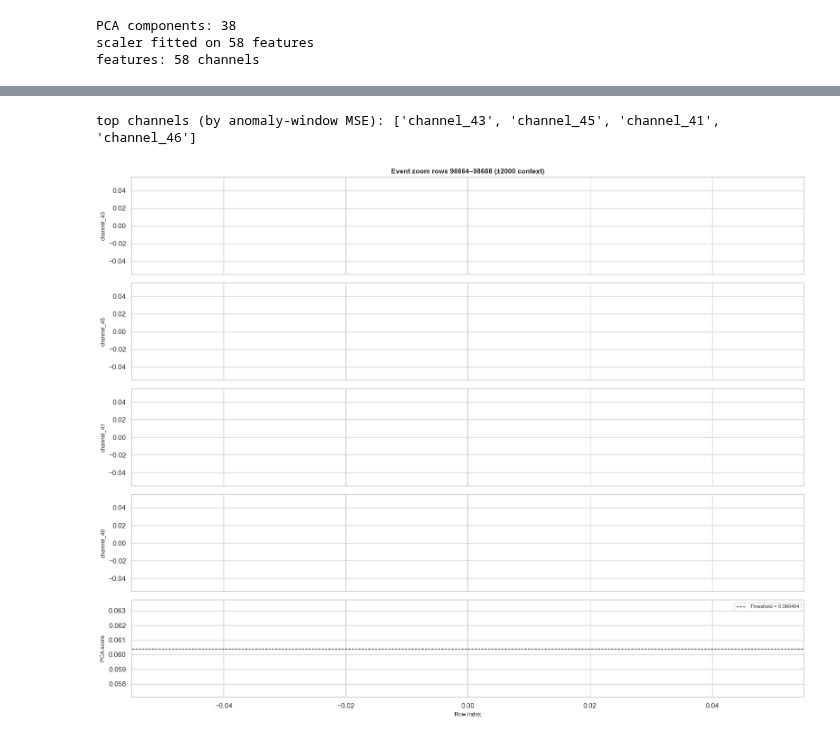
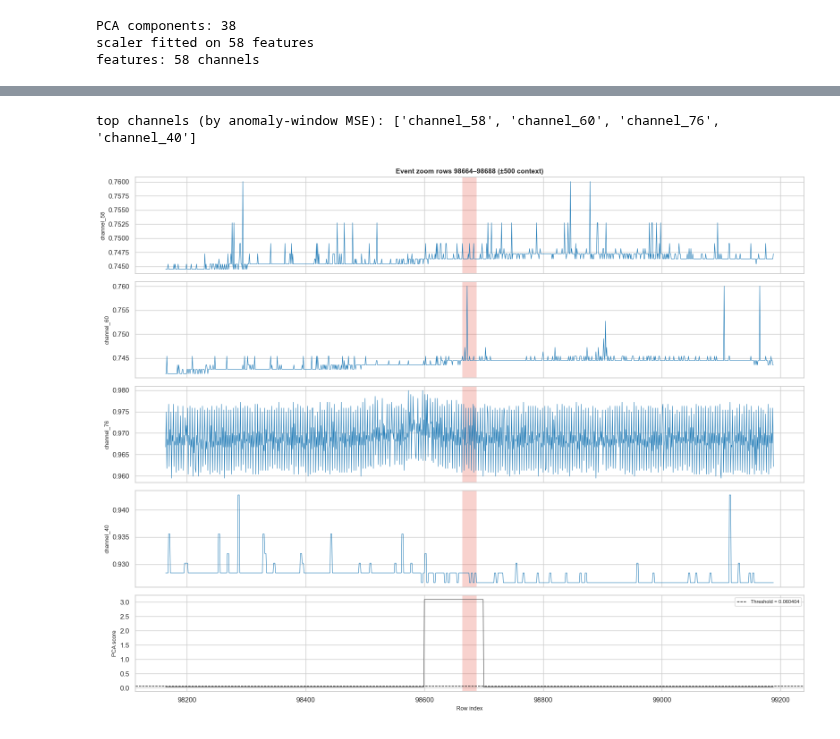
Before and after one commit to alexfederolf/sentinel, a Jupyter notebook: notebooks/15_predictor.ipynb, the cells around one changed output, grey strips where cells are left out. Drawn from its saved outputs; the diff is of its cells as text; code cells hidden in the pictures.

```diff
--- a/notebooks/15_predictor.ipynb
+++ b/notebooks/15_predictor.ipynb
@@ -101,7 +73,7 @@ The function is deliberately pure: no file I/O, no plotting, no globals.
 # %%
 def predict_slice(df_raw: pd.DataFrame, threshold: float = PCA_THRESHOLD) -> dict:
     """
-    Run the PCA anomaly detector on a slice of raw sensor data.
+    Run the PCA anomaly detector on a slice (or the whole test set).
 
     Parameters
     ----------
@@ -140,5 +117,14 @@ def predict_slice(df_raw: pd.DataFrame, threshold: float = PCA_THRESHOLD) -> dic
 # %%
-out = predict_slice(df_slice)
+X_raw_all = np.load(PROCESSED_DIR / "test_intern_raw.npy")
+y_all     = np.load(PROCESSED_DIR / "y_test_intern.npy")
+print("X_raw:", X_raw_all.shape, "anomalies:", int(y_all.sum()))
+
+df_test = pd.DataFrame(X_raw_all, columns=features)
+df_test["is_anomaly"] = y_all.astype(np.int8)
+
+t0 = time.time()
+out = predict_slice(df_test, threshold=PCA_THRESHOLD)
+print(f"predict_slice: {time.time() - t0:.2f}s")
 
 expected_keys = {
     "labels", "row_scores", "window_scores",
@@ -146,17 +132,14 @@ expected_keys = {
     "threshold", "features",
 }
 assert set(out) == expected_keys
-assert out["labels"].shape           == (len(df_slice),)
-assert out["row_scores"].shape       == (len(df_slice),)
-assert out["per_channel_mse"].shape  == (len(features),)
+assert out["labels"].shape     == (len(df_test),)
+assert out["row_scores"].shape == (len(df_test),)
+assert out["per_channel_mse"].shape == (len(features),)
 assert out["window_channel_mse"].shape[1] == len(features)
-assert out["labels"].dtype == np.int8
-assert set(np.unique(out["labels"])).issubset({0, 1})
 
-print("rows           :", len(df_slice))
-print("true anom      :", int(df_slice['is_anomaly'].sum()))
-print("predicted      :", int(out['labels'].sum()))
+print("rows           :", f"{len(df_test):,}")
+print("true anom      :", f"{int(df_test['is_anomaly'].sum()):,}")
+print("predicted      :", f"{int(out['labels'].sum()):,}")
 print("row-score range:", float(out['row_scores'].min()), '–', float(out['row_scores'].max()))
 print("threshold      :", out['threshold'])
-assert out["labels"].sum() > 0, "Threshold too high for this slice — pick a stronger event."
 # %% [output]
@@ -199,26 +237,23 @@ plot_score_timeline(out["row_scores"], y_true, out["threshold"]);
 # %%
-# Rank channels by the MSE inside the anomaly windows, not the slice-wide
-# average — otherwise a 1 % anomaly in a 4k-row slice is drowned out by
-# nominal noise. window_channel_mse from score_report makes this trivial.
-win_scores    = out["window_scores"]
-anom_win_mask = win_scores > out["threshold"]
+# Rank channels by MSE within the anomaly windows
+anom_win_mask = out["window_scores"] > out["threshold"]
 if anom_win_mask.any():
     per_ch_anom = out["window_channel_mse"][anom_win_mask].mean(axis=0)
 else:
     per_ch_anom = out["per_channel_mse"]
 
 top_channels = [features[i] for i in np.argsort(per_ch_anom)[::-1][:4]]
 print("top channels (by anomaly-window MSE):", top_channels)
 
 plot_event_zoom_with_score(
-    df_raw=df_slice,
+    df_raw=df_test,
     scores=out["row_scores"],
-    seg_start=EV_START,
-    seg_end=EV_END,
+    seg_start=98_664,
+    seg_end=98_688,
     channels=top_channels,
     threshold=out["threshold"],
-    context=CONTEXT,
+    context=500,
 );
 # %% [output]
-top channels (by anomaly-window MSE): ['channel_43', 'channel_45', 'channel_41', 'channel_46']
+top channels (by anomaly-window MSE): ['channel_58', 'channel_60', 'channel_76', 'channel_40']
-[figure, old version]
+[figure, new version]
```
Also changed, not shown: parts of 22 cells of this notebook.
